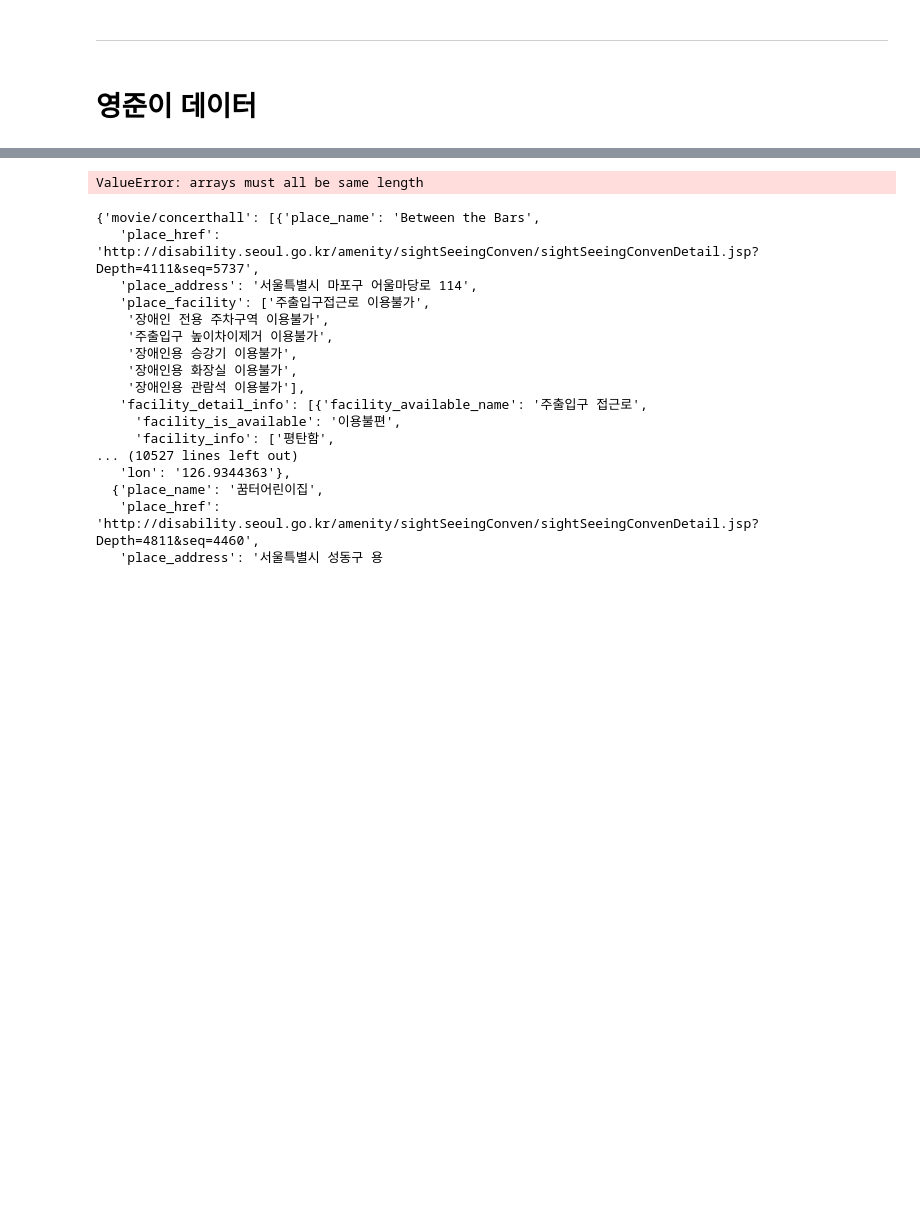
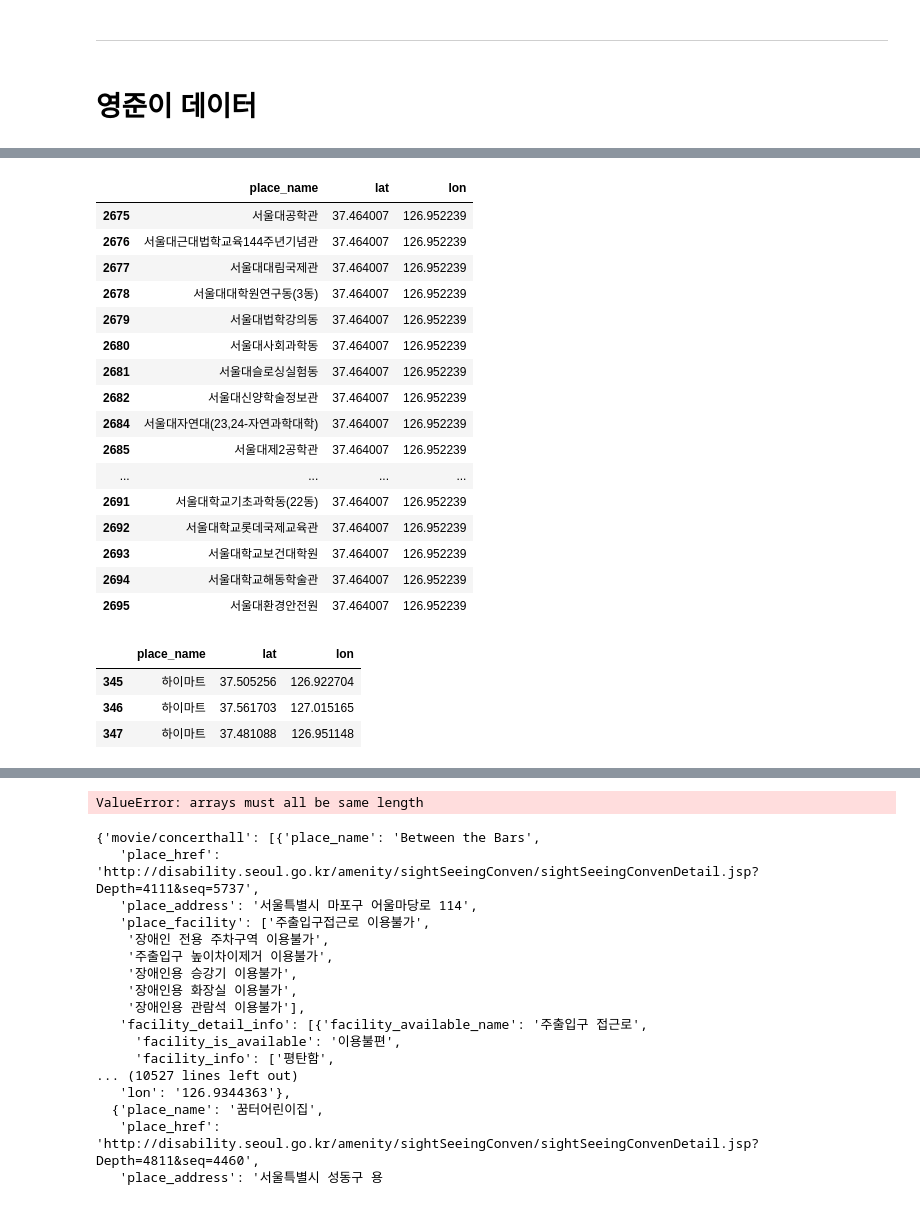
Before and after one commit to BigDataCampus/fresh, a Jupyter notebook: 중복확인하기.ipynb, the cells around one changed output, grey strips where cells are left out. Cells and saved outputs as stored; diff of their text form; code cells hidden in the pictures; blank space fills up the shorter version.

```diff
--- a/중복확인하기.ipynb
+++ b/중복확인하기.ipynb
@@ -90,0 +176,27 @@ memory usage: 203.4+ KB
+# %%
+yj_joongbok[['place_name','lat','lon']][yj_joongbok.lat == 37.464007]
+# %% [output]
+|  | place_name | lat | lon |
+| 2675 | 서울대공학관 | 37.464007 | 126.952239 |
+| 2676 | 서울대근대법학교육144주년기념관 | 37.464007 | 126.952239 |
+| 2677 | 서울대대림국제관 | 37.464007 | 126.952239 |
+| 2678 | 서울대대학원연구동(3동) | 37.464007 | 126.952239 |
+| 2679 | 서울대법학강의동 | 37.464007 | 126.952239 |
+| 2680 | 서울대사회과학동 | 37.464007 | 126.952239 |
+| 2681 | 서울대슬로싱실험동 | 37.464007 | 126.952239 |
+| 2682 | 서울대신양학술정보관 | 37.464007 | 126.952239 |
+| 2684 | 서울대자연대(23,24-자연과학대학) | 37.464007 | 126.952239 |
+| 2685 | 서울대제2공학관 | 37.464007 | 126.952239 |
+| ... | ... | ... | ... |
+| 2691 | 서울대학교기초과학동(22동) | 37.464007 | 126.952239 |
+| 2692 | 서울대학교롯데국제교육관 | 37.464007 | 126.952239 |
+| 2693 | 서울대학교보건대학원 | 37.464007 | 126.952239 |
+| 2694 | 서울대학교해동학술관 | 37.464007 | 126.952239 |
+| 2695 | 서울대환경안전원 | 37.464007 | 126.952239 |
+# %%
+yj_joongbok[['place_name','lat','lon']][yj_joongbok.place_name == '하이마트']
+# %% [output]
+|  | place_name | lat | lon |
+| 345 | 하이마트 | 37.505256 | 126.922704 |
+| 346 | 하이마트 | 37.561703 | 127.015165 |
+| 347 | 하이마트 | 37.481088 | 126.951148 |
```
Also changed, not shown: parts of 22 cells of this notebook, 3 other files.
